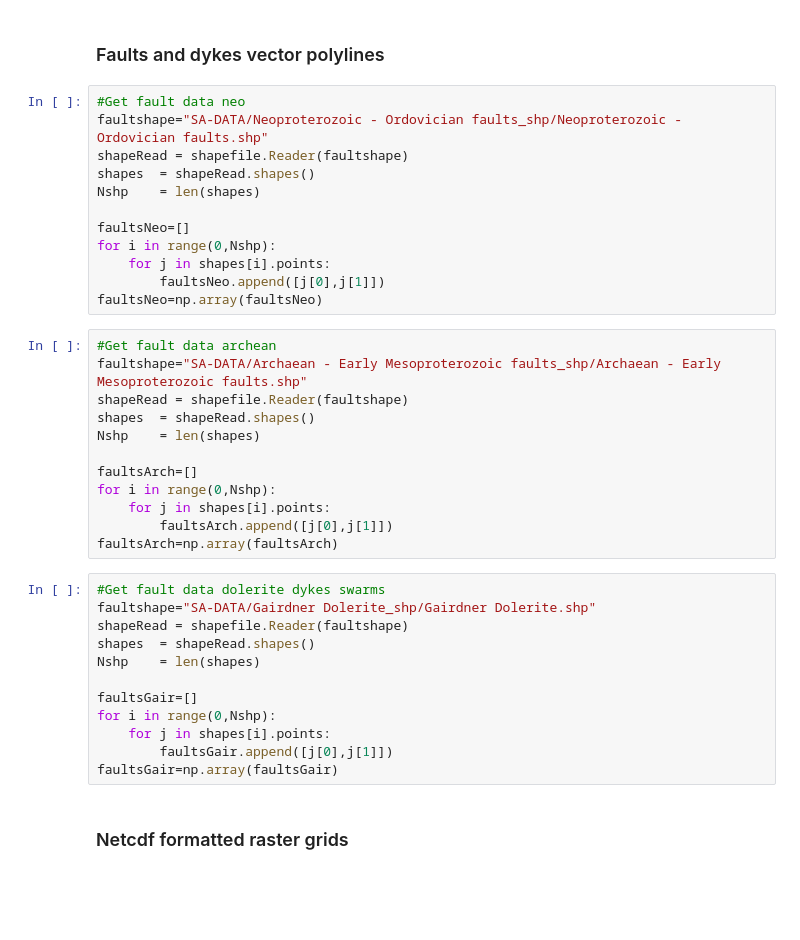
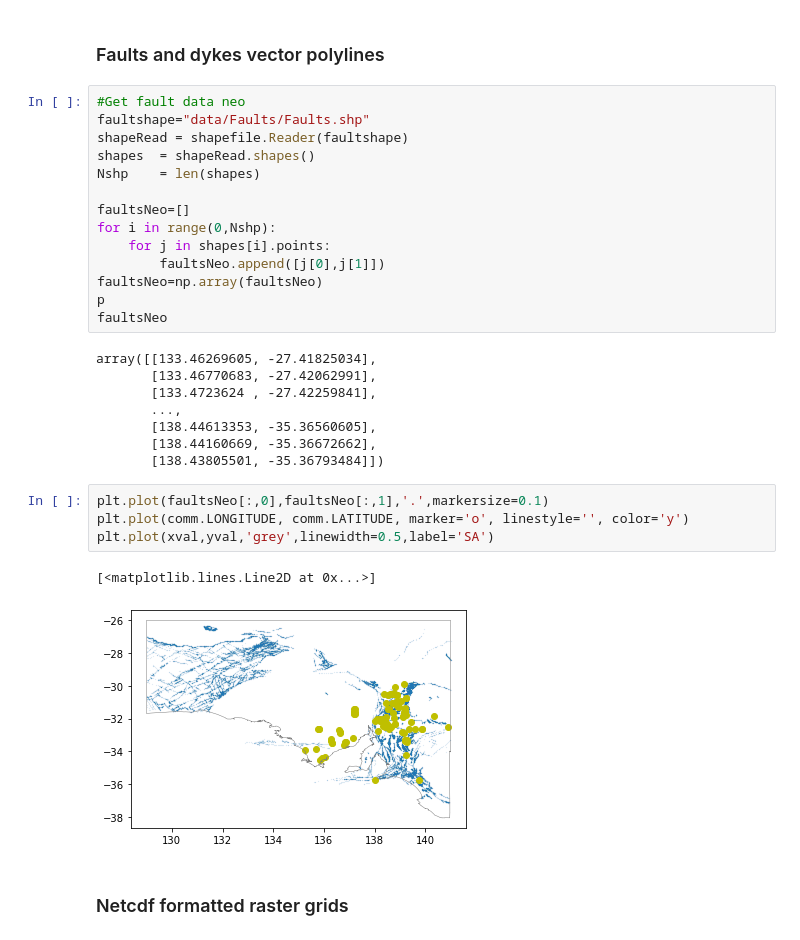
Before and after one commit to Sydney-Informatics-Hub/geopython-pawsey, a Jupyter notebook: _ipynb/01-build_the_data.ipynb, the cells around one changed output. Drawn from its saved outputs; the diff is of its cells as text; blank space fills up the shorter version.

```diff
--- a/_ipynb/01-build_the_data.ipynb
+++ b/_ipynb/01-build_the_data.ipynb
@@ -256,7 +271,7 @@ latres=f[0,:,0]
 ### Faults and dykes vector polylines
 # %%
 #Get fault data neo
-faultshape="SA-DATA/Neoproterozoic - Ordovician faults_shp/Neoproterozoic - Ordovician faults.shp"
+faultshape="data/Faults/Faults.shp"
 shapeRead = shapefile.Reader(faultshape)
 shapes  = shapeRead.shapes()
 Nshp    = len(shapes)
@@ -266,29 +281,22 @@ for i in range(0,Nshp):
     for j in shapes[i].points:
         faultsNeo.append([j[0],j[1]])
 faultsNeo=np.array(faultsNeo)
+p
+faultsNeo
+# %% [output]
+array([[133.46269605, -27.41825034],
+       [133.46770683, -27.42062991],
+       [133.4723624 , -27.42259841],
+       ...,
+       [138.44613353, -35.36560605],
+       [138.44160669, -35.36672662],
+       [138.43805501, -35.36793484]])
-# %%
-#Get fault data archean
-faultshape="SA-DATA/Archaean - Early Mesoproterozoic faults_shp/Archaean - Early Mesoproterozoic faults.shp"
-shapeRead = shapefile.Reader(faultshape)
-shapes  = shapeRead.shapes()
-Nshp    = len(shapes)
-
-faultsArch=[]
-for i in range(0,Nshp):
-    for j in shapes[i].points:
-        faultsArch.append([j[0],j[1]])
-faultsArch=np.array(faultsArch)
-# %%
-#Get fault data dolerite dykes swarms
-faultshape="SA-DATA/Gairdner Dolerite_shp/Gairdner Dolerite.shp"
-shapeRead = shapefile.Reader(faultshape)
-shapes  = shapeRead.shapes()
-Nshp    = len(shapes)
-
-faultsGair=[]
-for i in range(0,Nshp):
-    for j in shapes[i].points:
-        faultsGair.append([j[0],j[1]])
-faultsGair=np.array(faultsGair)
+# %%
+plt.plot(faultsNeo[:,0],faultsNeo[:,1],'.',markersize=0.1)
+plt.plot(comm.LONGITUDE, comm.LATITUDE, marker='o', linestyle='', color='y')
+plt.plot(xval,yval,'grey',linewidth=0.5,label='SA')
+# %% [output]
+[<matplotlib.lines.Line2D at 0x...>]
+[figure, added]
 # %% [markdown]
 ### Netcdf formatted raster grids
```
Also changed, not shown: parts of 21 cells of this notebook, 56 other files.
